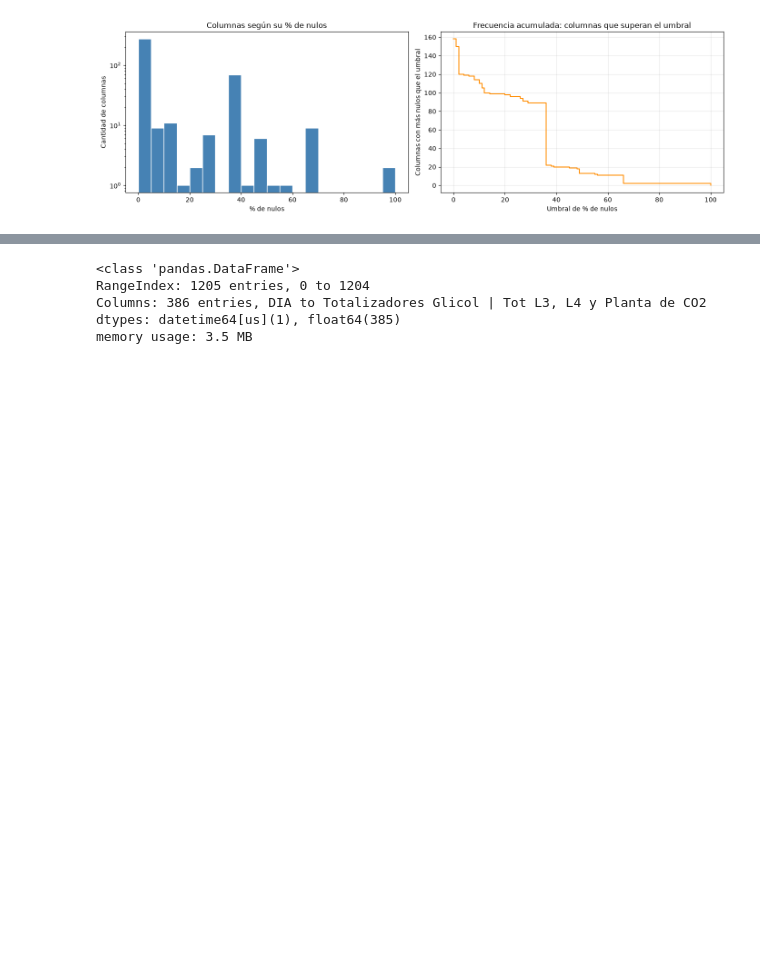
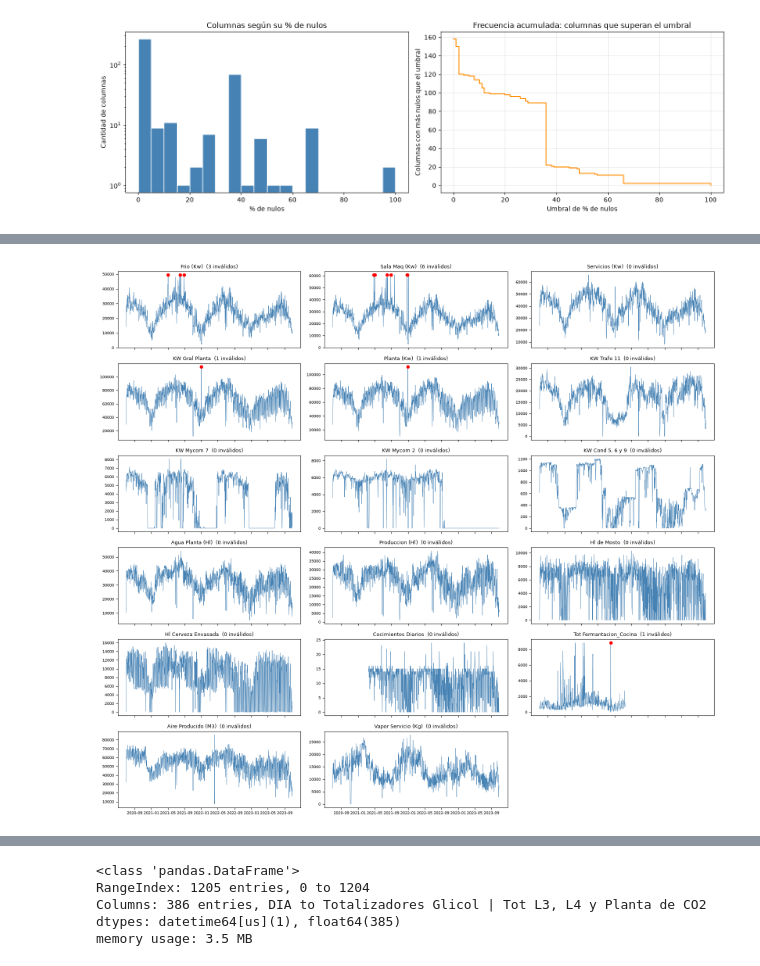
Before and after one commit to Marcjun/Cerveceria-LabDatosII, a Jupyter notebook: notebooks/eda.ipynb, the cells around one changed output, grey strips where cells are left out. Cells and saved outputs as stored; diff of their text form; code cells hidden in the pictures; blank space fills up the shorter version.

```diff
--- a/notebooks/eda.ipynb
+++ b/notebooks/eda.ipynb
@@ -631,0 +761,22 @@ De aca podemos ver y asegurar que a partir de la
+# %%
+n = len(IMPORTANTES)
+filas = (n + 2) // 3
+fig, axes = plt.subplots(filas, 3, figsize=(16, 2.4 * filas), sharex=True)
+axes = axes.ravel()
+
+for ax, c in zip(axes, IMPORTANTES):
+    s = X[c]
+    tope = p99[c] * 1.2
+    y = s.clip(upper=tope, lower=-0.1 * tope)
+    ax.plot(df_unido["DIA"], y, lw=0.6, color="steelblue")
+    bad = invalido[c]
+    ax.scatter(df_unido.loc[bad, "DIA"], y[bad], color="red", s=28, zorder=3)
+    ax.set_title(f"{c.split(' | ', 1)[1]}  ({int(bad.sum())} inválidos)", fontsize=9)
+    ax.tick_params(labelsize=7)
+
+for ax in axes[n:]:
+    ax.axis("off")
+plt.tight_layout()
+plt.show()
+# %% [output]
+[figure, added]
```
Also changed, not shown: parts of 12 cells of this notebook.
